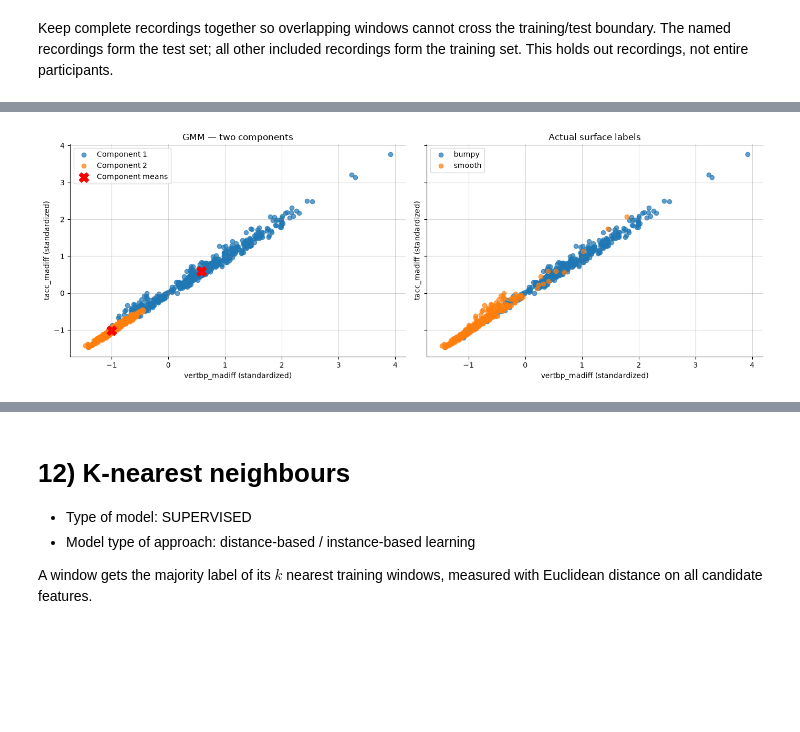
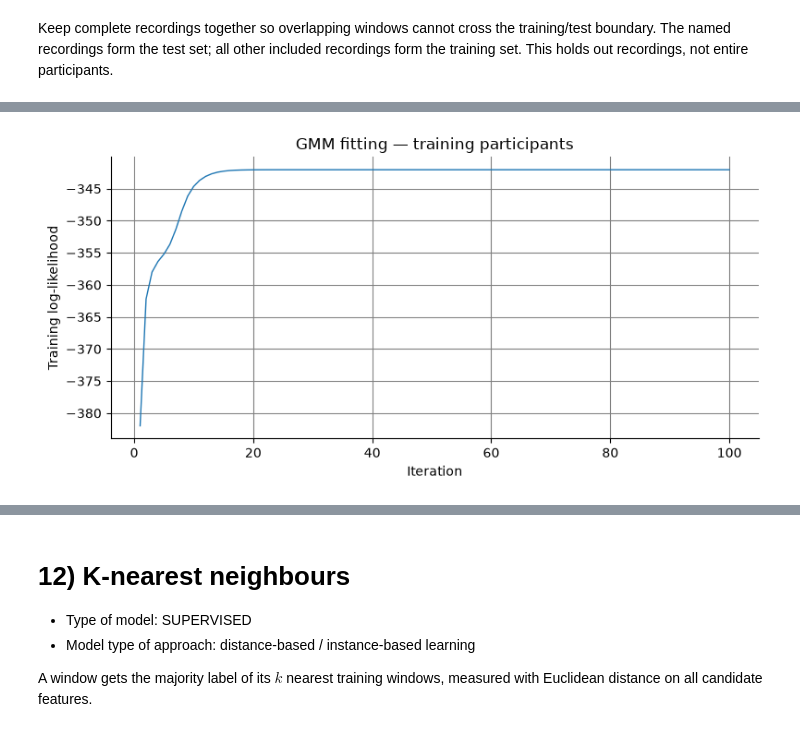
Before and after one commit to kostasparma/Machine_Learning_for_rides, a Jupyter notebook: group19.ipynb, the cells around one changed output, grey strips where cells are left out. Drawn from its saved outputs; the diff is of its cells as text; code cells hidden in the pictures; blank space fills up the shorter version.

```diff
--- a/group19.ipynb
+++ b/group19.ipynb
@@ -529,7 +529,7 @@ Output: `X` of shape `(n_windows, 400, n_channels)` and `windows` (one row of me
 
 (Smoothing such as a moving average is *not* applied: Due to road texture we want to maintain)
 # %%
-WIN_S, STEP_S = 4, 2
+WIN_S, STEP_S = 14, 4
 
 WIN, STEP = WIN_S * FS, STEP_S * FS
 
@@ -4089,54 +3795,56 @@ Compare component assignments with the known surfaces in the selected two-featur
 # %%
-true_labels = np.asarray(y_train_encoded)
+# Refit scaling and MI ranking using all the training participants training data.
+gmm_scaler = StandardScaler()
+gmm_train = gmm_scaler.fit_transform(X_train)
+gmm_test = gmm_scaler.transform(X_test)
 
-fig, axs = plt.subplots(
-    1, 2,
-    figsize=(14, 5),
-    sharex=True,
-    sharey=True
+gmm_scores = mutual_info_classif(
+    gmm_train,
+    y_train,
+    random_state=42,
 )
 
-# GMM assignments.
-for cluster in range(2):
-    mask = gmm_clusters == cluster
+gmm_ranking = np.argsort(gmm_scores)[::-1][:best_k_gmm]
+gmm_columns = X_train.columns[gmm_ranking].tolist()
 
-    axs[0].scatter(
-        X_gmm_train[mask, 0],
-        X_gmm_train[mask, 1],
-        label=f"Component {cluster + 1}",
-        alpha=0.7
-    )
+gmm_train = gmm_train[:, gmm_ranking]
+gmm_test = gmm_test[:, gmm_ranking]
 
-axs[0].scatter(
-    means[:, 0],
-    means[:, 1],
-    marker="X",
-    color="red",
-    s=180,
-    label="Component means"
+# Fit on training data and predict the held-out participant.
+gmm_fitted = fit_gmm_for_prediction(gmm_train, y_train)
+gmm_predictions = predict_gmm(gmm_fitted, gmm_test)
+
+print("Selected features:", gmm_columns)
+print(
+    f"Held-out participant test accuracy: "
+    f"{np.mean(gmm_predictions == np.asarray(y_test)):.1%}"
 )
 
-axs[0].set_title("GMM — two components")
+# Keep the convergence plot.
+gmm_history = gmm_fitted[-1]
 
-# Actual surface labels.
-for label in np.unique(true_labels):
-    mask = true_labels == label
-
-    axs[1].scatter(
-        X_gmm_train[mask, 0],
-        X_gmm_train[mask, 1],
-        label=label_encoder.classes_[label],
-        alpha=0.7
-    )
-
-axs[1].set_title("Actual surface labels")
-
-for ax in axs:
-    ax.set_xlabel(gmm_features[0] + " (standardized)")
-    ax.set_ylabel(gmm_features[1] + " (standardized)")
-    ax.legend()
-    ax.grid(True, alpha=0.3)
-
+plt.figure(figsize=(8, 4))
+plt.plot(
+    range(1, len(gmm_history) + 1),
+    gmm_history,
+)
+plt.xlabel("Iteration")
+plt.ylabel("Training log-likelihood")
+plt.title("GMM fitting — training participants")
+plt.grid(True)
 plt.tight_layout()
 plt.show()
+
+# Held-out evaluation.
+ConfusionMatrixDisplay.from_predictions(
+    y_test,
+    gmm_predictions,
+    labels=["smooth", "bumpy"],
+    cmap="Blues",
+    colorbar=False,
+)
+plt.title("GMM — held-out participant")
+plt.grid(False)
+plt.tight_layout()
+plt.show()
 # %% [output]
@@ -4143 +3853 @@ plt.show()
-[figure, old version]
+[figure, new version]
```
Also changed, not shown: parts of 128 cells of this notebook, 42 other files.
